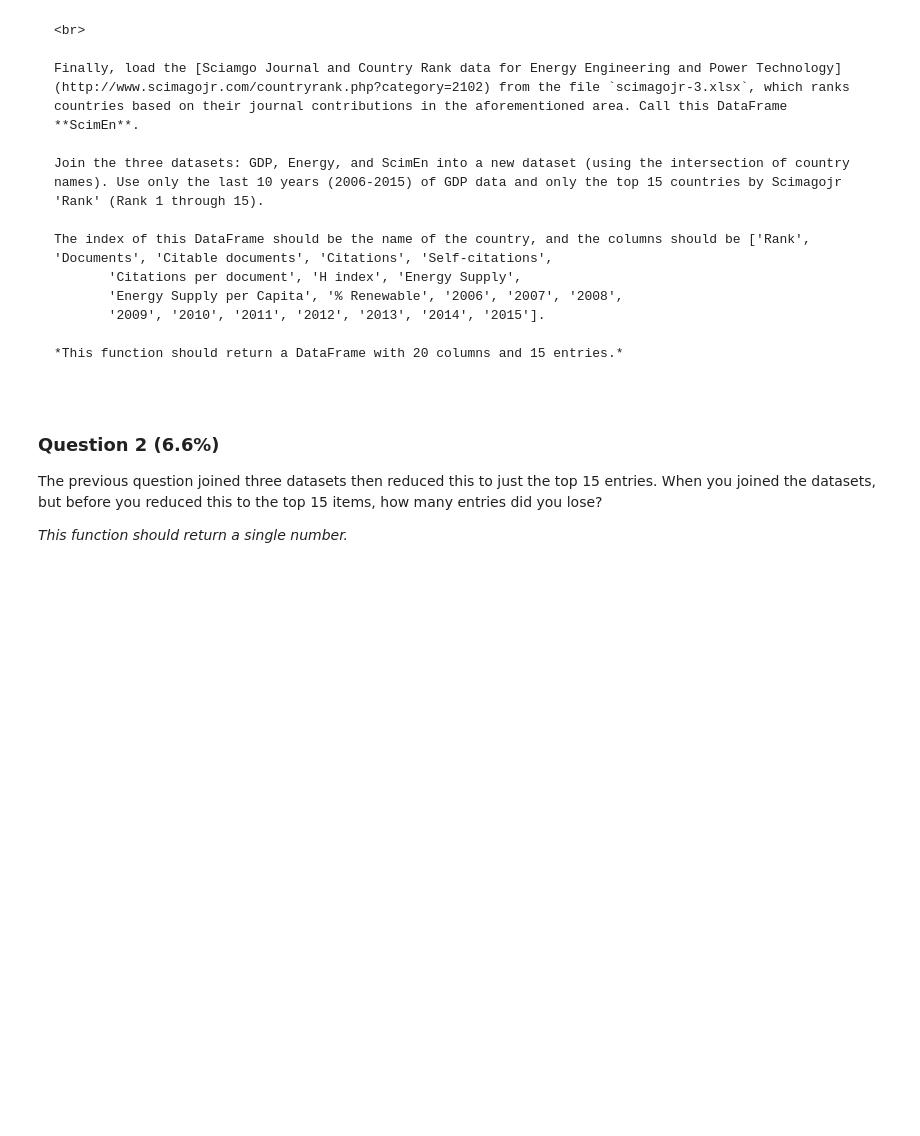
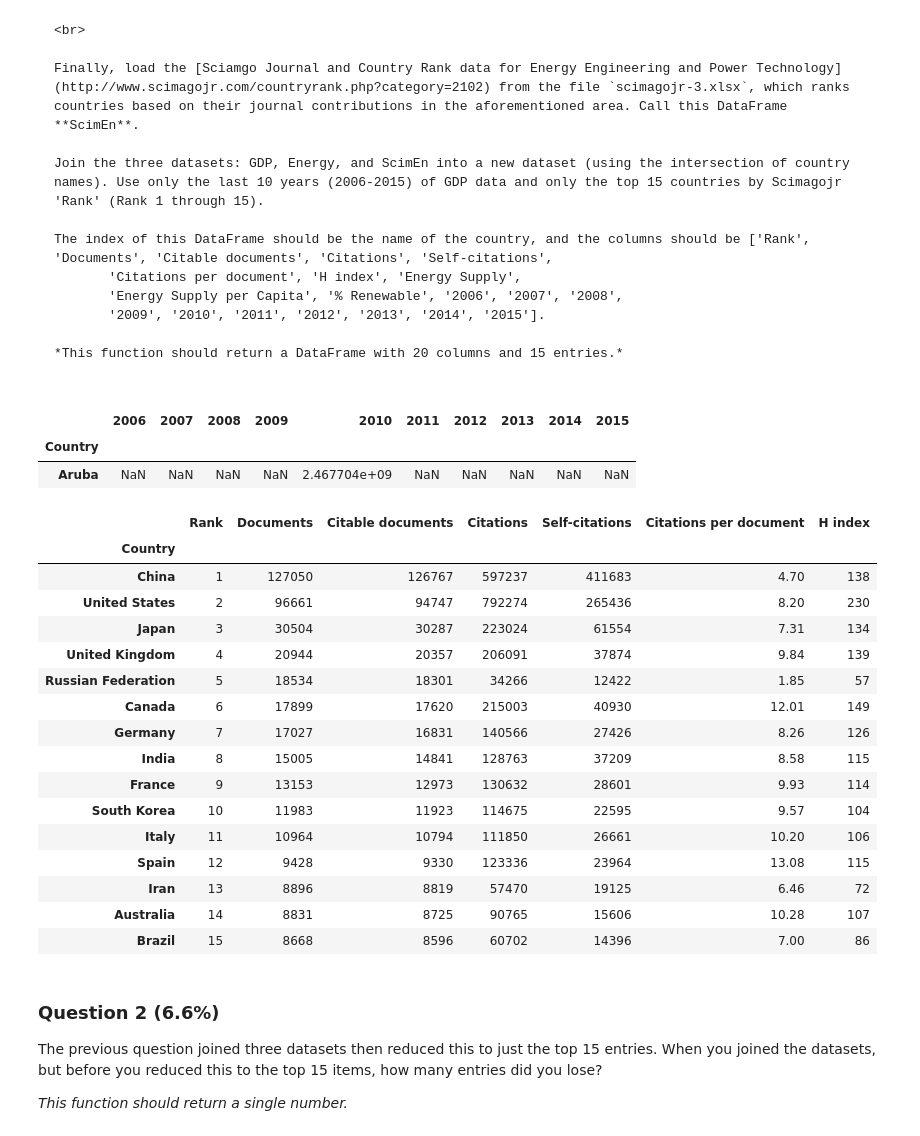
Before and after one commit to gabipz/ds-little-projects, a Jupyter notebook: Introduction to Data Science in Python - Coursera/Assignment+3.ipynb, the cells around one changed output. Drawn from its saved outputs; the diff is of its cells as text; code cells hidden in the pictures; blank space fills up the shorter version.

Commit message:
preparing dataset: column GJ

```diff
--- a/Introduction to Data Science in Python - Coursera/Assignment+3.ipynb
+++ b/Introduction to Data Science in Python - Coursera/Assignment+3.ipynb
@@ -218,8 +238,9 @@ GDP.replace({"Korea, Rep.": "South Korea",
             "Iran, Islamic Rep.": "Iran",
             "Hong Kong SAR, China": "Hong Kong"},inplace =True)
 # %%
-ScimEn = pd.read_excel('scimagojr-3.xlsx')
-ScimEn.head()
+# Import dataset
+scimEn = pd.read_excel('scimagojr-3.xlsx')
+scimEn.head()
 # %% [output]
 |  | Rank | Country | Documents | Citable documents | Citations | Self-citations | Citations per document | ... |
 | 0 | 1 | China | 127050 | 126767 | 597237 | 411683 | 4.70 | ... |
@@ -227,3 +248,8 @@ ScimEn.head()
 | 2 | 3 | Japan | 30504 | 30287 | 223024 | 61554 | 7.31 | ... |
 | 3 | 4 | United Kingdom | 20944 | 20357 | 206091 | 37874 | 9.84 | ... |
 | 4 | 5 | Russian Federation | 18534 | 18301 | 34266 | 12422 | 1.85 | ... |
+# %%
+# Index by 'Country'
+energy = energy.set_index('Country')
+gdp = gdp.set_index('Country')
+scimEn = scimEn.set_index('Country')
@@ -274,3 +310,33 @@ The index of this DataFrame should be the name of the country, and the columns s
        '2009', '2010', '2011', '2012', '2013', '2014', '2015'].
 
 *This function should return a DataFrame with 20 columns and 15 entries.*
+# %%
+# Select the last 10 years
+GDP = gdp[[2006, 2007, 2008, 2009, 2010, 2011, 2012, 2013, 2014, 2015]]
+GDP.head(1)
+# %% [output]
+|  | 2006 | 2007 | 2008 | 2009 | 2010 | 2011 | 2012 | 2013 | 2014 | 2015 |
+| Country |  |  |  |  |  |  |  |  |  |  |
+| Aruba | NaN | NaN | NaN | NaN | 2.467704e+09 | NaN | NaN | NaN | NaN | NaN |
+# %%
+# Select the top 15 countries by Scimagojr 'Rank'
+ScimEn = scimEn.loc[:'Brazil']
+ScimEn
+# %% [output]
+|  | Rank | Documents | Citable documents | Citations | Self-citations | Citations per document | H index |
+| Country |  |  |  |  |  |  |  |
+| China | 1 | 127050 | 126767 | 597237 | 411683 | 4.70 | 138 |
+| United States | 2 | 96661 | 94747 | 792274 | 265436 | 8.20 | 230 |
+| Japan | 3 | 30504 | 30287 | 223024 | 61554 | 7.31 | 134 |
+| United Kingdom | 4 | 20944 | 20357 | 206091 | 37874 | 9.84 | 139 |
+| Russian Federation | 5 | 18534 | 18301 | 34266 | 12422 | 1.85 | 57 |
+| Canada | 6 | 17899 | 17620 | 215003 | 40930 | 12.01 | 149 |
+| Germany | 7 | 17027 | 16831 | 140566 | 27426 | 8.26 | 126 |
+| India | 8 | 15005 | 14841 | 128763 | 37209 | 8.58 | 115 |
+| France | 9 | 13153 | 12973 | 130632 | 28601 | 9.93 | 114 |
+| South Korea | 10 | 11983 | 11923 | 114675 | 22595 | 9.57 | 104 |
+| Italy | 11 | 10964 | 10794 | 111850 | 26661 | 10.20 | 106 |
+| Spain | 12 | 9428 | 9330 | 123336 | 23964 | 13.08 | 115 |
+| Iran | 13 | 8896 | 8819 | 57470 | 19125 | 6.46 | 72 |
+| Australia | 14 | 8831 | 8725 | 90765 | 15606 | 10.28 | 107 |
+| Brazil | 15 | 8668 | 8596 | 60702 | 14396 | 7.00 | 86 |
```
Also changed, not shown: parts of 9 cells of this notebook.
